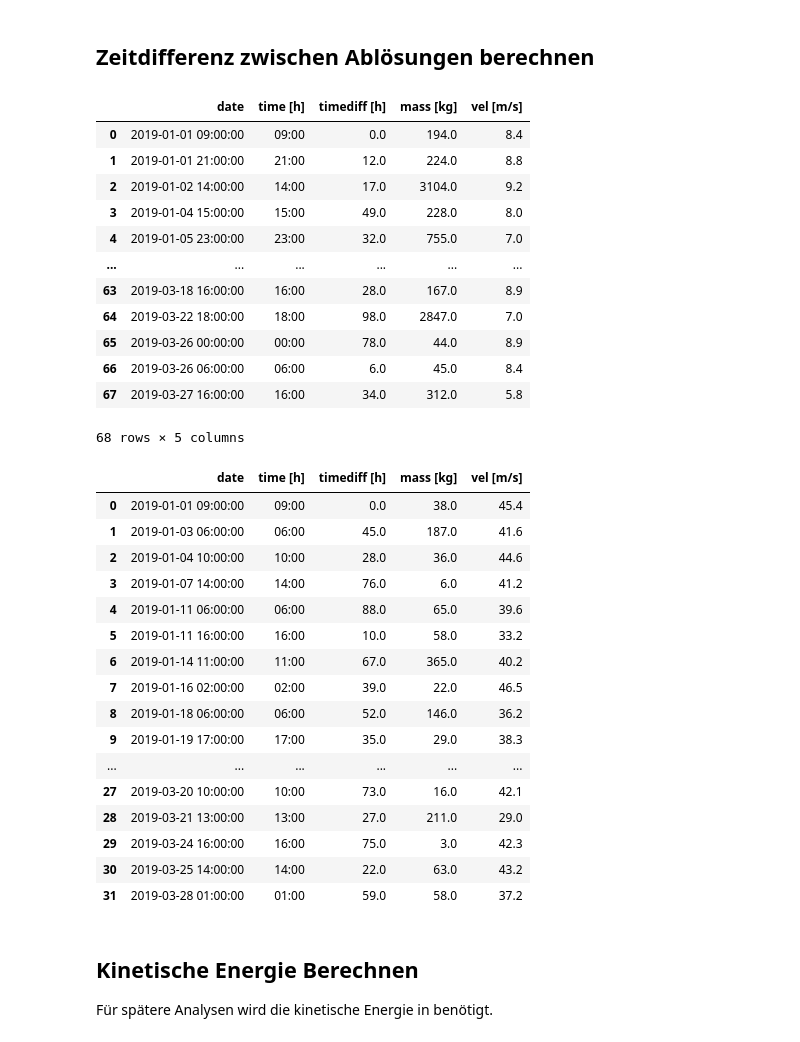
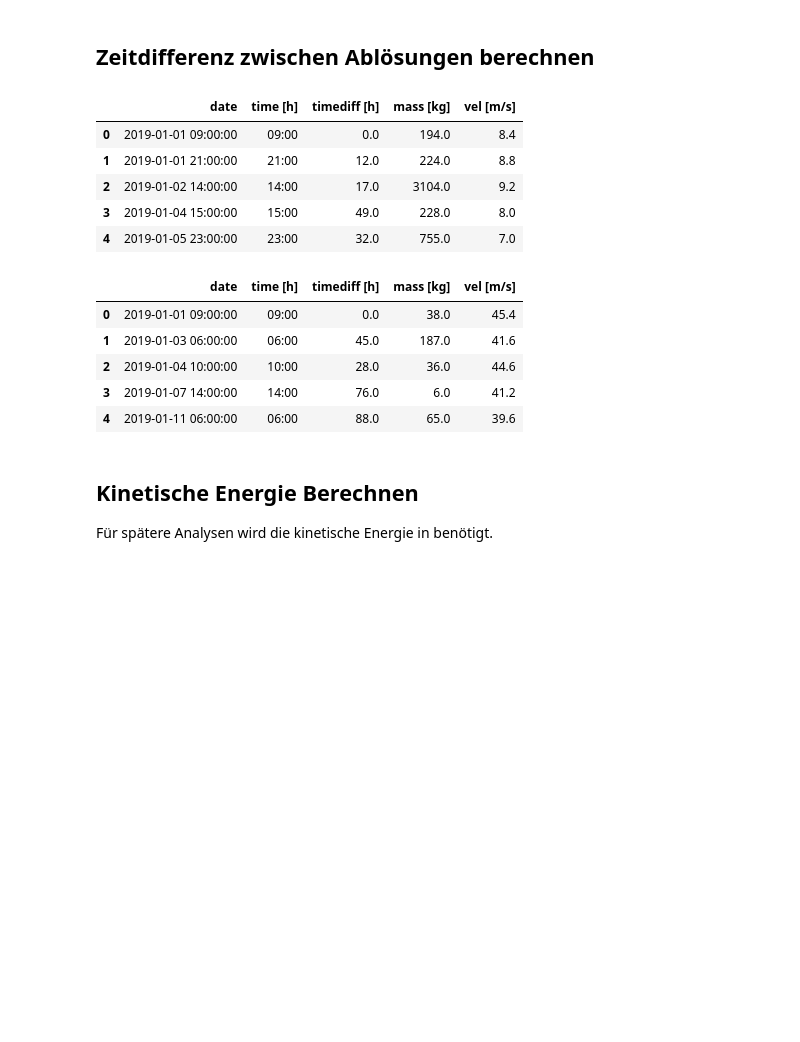
Before and after one commit to ChristianHeeb/cwm1_challenge, a Jupyter notebook: 01_notebook/notebook.ipynb, the cells around one changed output. Cells and saved outputs as stored; diff of their text form; code cells hidden in the pictures; blank space fills up the shorter version.

```diff
--- a/01_notebook/notebook.ipynb
+++ b/01_notebook/notebook.ipynb
@@ -315,53 +247,35 @@ df_zone1["timediff [h]"] = (df_zone1["date"] -
 df_zone1["timediff [h]"].fillna(0,inplace=True)
 
 #rearrange columns
 df_zone1 = df_zone1[["date", "time [h]", "timediff [h]", "mass [kg]", "vel [m/s]"]]
 
-display(df_zone1)
+display(df_zone1.head(5))
 
 #Zone 2
 df_zone2["timediff [h]"] = 0
 df_zone2["timediff [h]"] = (df_zone2["date"] -
                                        df_zone2["date"].shift(1)).astype("timedelta64[h]")
 
 # replace first NaN with 0
 df_zone2["timediff [h]"].fillna(0,inplace=True)
 
 #rearrange columns
 df_zone2 = df_zone2[["date", "time [h]", "timediff [h]", "mass [kg]", "vel [m/s]"]]
 
-display(df_zone2)
+display(df_zone2.head(5))
 # %% [output]
 |  | date | time [h] | timediff [h] | mass [kg] | vel [m/s] |
 | 0 | 2019-01-01 09:00:00 | 09:00 | 0.0 | 194.0 | 8.4 |
 | 1 | 2019-01-01 21:00:00 | 21:00 | 12.0 | 224.0 | 8.8 |
 | 2 | 2019-01-02 14:00:00 | 14:00 | 17.0 | 3104.0 | 9.2 |
 | 3 | 2019-01-04 15:00:00 | 15:00 | 49.0 | 228.0 | 8.0 |
 | 4 | 2019-01-05 23:00:00 | 23:00 | 32.0 | 755.0 | 7.0 |
-| ... | ... | ... | ... | ... | ... |
-| 63 | 2019-03-18 16:00:00 | 16:00 | 28.0 | 167.0 | 8.9 |
-| 64 | 2019-03-22 18:00:00 | 18:00 | 98.0 | 2847.0 | 7.0 |
-| 65 | 2019-03-26 00:00:00 | 00:00 | 78.0 | 44.0 | 8.9 |
-| 66 | 2019-03-26 06:00:00 | 06:00 | 6.0 | 45.0 | 8.4 |
-| 67 | 2019-03-27 16:00:00 | 16:00 | 34.0 | 312.0 | 5.8 |
-68 rows × 5 columns
 |  | date | time [h] | timediff [h] | mass [kg] | vel [m/s] |
 | 0 | 2019-01-01 09:00:00 | 09:00 | 0.0 | 38.0 | 45.4 |
 | 1 | 2019-01-03 06:00:00 | 06:00 | 45.0 | 187.0 | 41.6 |
 | 2 | 2019-01-04 10:00:00 | 10:00 | 28.0 | 36.0 | 44.6 |
 | 3 | 2019-01-07 14:00:00 | 14:00 | 76.0 | 6.0 | 41.2 |
 | 4 | 2019-01-11 06:00:00 | 06:00 | 88.0 | 65.0 | 39.6 |
-| 5 | 2019-01-11 16:00:00 | 16:00 | 10.0 | 58.0 | 33.2 |
-| 6 | 2019-01-14 11:00:00 | 11:00 | 67.0 | 365.0 | 40.2 |
-| 7 | 2019-01-16 02:00:00 | 02:00 | 39.0 | 22.0 | 46.5 |
-| 8 | 2019-01-18 06:00:00 | 06:00 | 52.0 | 146.0 | 36.2 |
-| 9 | 2019-01-19 17:00:00 | 17:00 | 35.0 | 29.0 | 38.3 |
-| ... | ... | ... | ... | ... | ... |
-| 27 | 2019-03-20 10:00:00 | 10:00 | 73.0 | 16.0 | 42.1 |
-| 28 | 2019-03-21 13:00:00 | 13:00 | 27.0 | 211.0 | 29.0 |
-| 29 | 2019-03-24 16:00:00 | 16:00 | 75.0 | 3.0 | 42.3 |
-| 30 | 2019-03-25 14:00:00 | 14:00 | 22.0 | 63.0 | 43.2 |
-| 31 | 2019-03-28 01:00:00 | 01:00 | 59.0 | 58.0 | 37.2 |
 # %% [markdown]
 ## Kinetische Energie Berechnen
 
```
Also changed, not shown: parts of 9 cells of this notebook.
